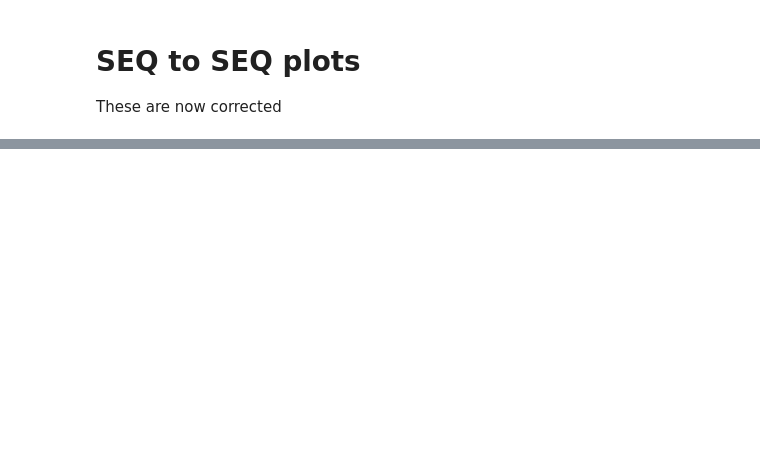
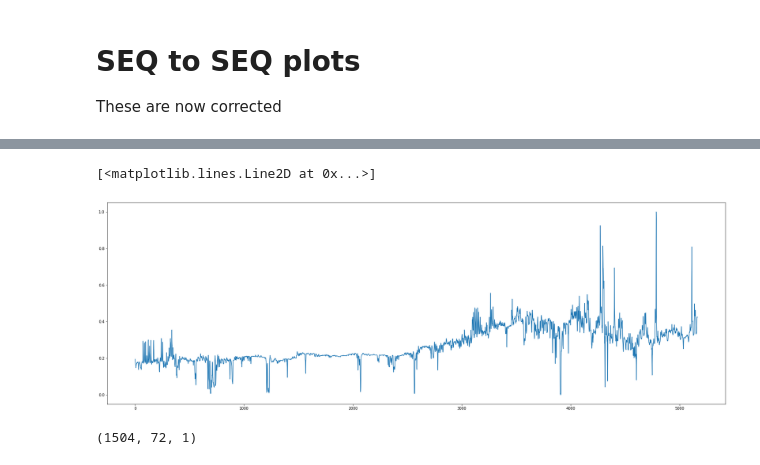
Before and after one commit to AndreasBordvik/FYS-STK4155-Prj3_report, a Jupyter notebook: code/aretest_pris_seq.ipynb, the cells around one changed output, grey strips where cells are left out. Cells and saved outputs as stored; diff of their text form; code cells hidden in the pictures; blank space fills up the shorter version.

```diff
--- a/code/aretest_pris_seq.ipynb
+++ b/code/aretest_pris_seq.ipynb
@@ -5,5 +8,7 @@ from models import *
 # %%
 df = pd.read_csv("../data/input_data/MAIN_DATASET.csv")
 print(df.shape)
+price = df['NO2_price'].values.reshape(-1,1)
+print(price.shape)
 # %% [output]
 (51648, 20)
@@ -11,0 +16,5 @@ days = seperate_column_to_days(df['NO2_price'])
+# %%
+#days = seperate_column_to_days(df['NO2_price'])
+scaler = MinMaxScaler()
+price = scaler.fit_transform(price)
+print(price.shape)
@@ -308,0 +346,10 @@ plt.show()
+# %%
+plt.figure(figsize=(30,10))
+plt.plot(price[int(len(price)*0.9):])
+# %% [output]
+[<matplotlib.lines.Line2D at 0x...>]
+[figure, added]
+# %%
+print(X_train.shape)
+# %% [output]
+(1504, 72, 1)
```
Also changed, not shown: parts of 34 cells of this notebook.
